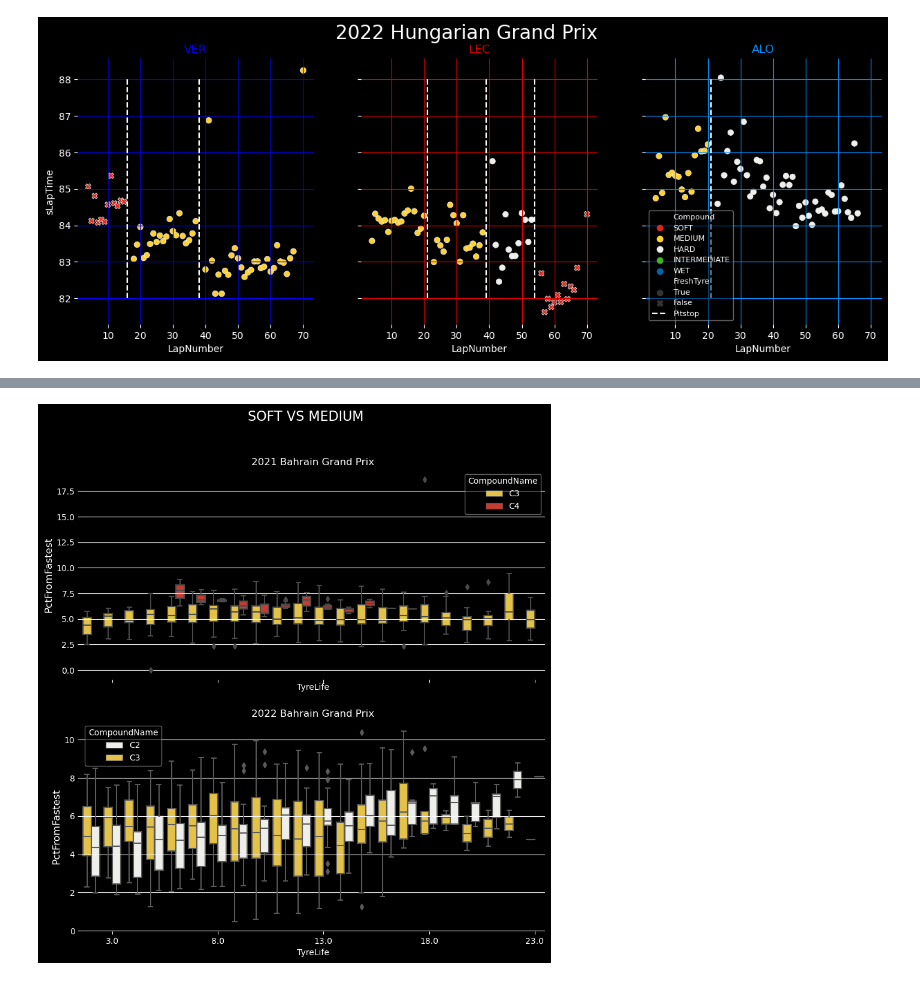
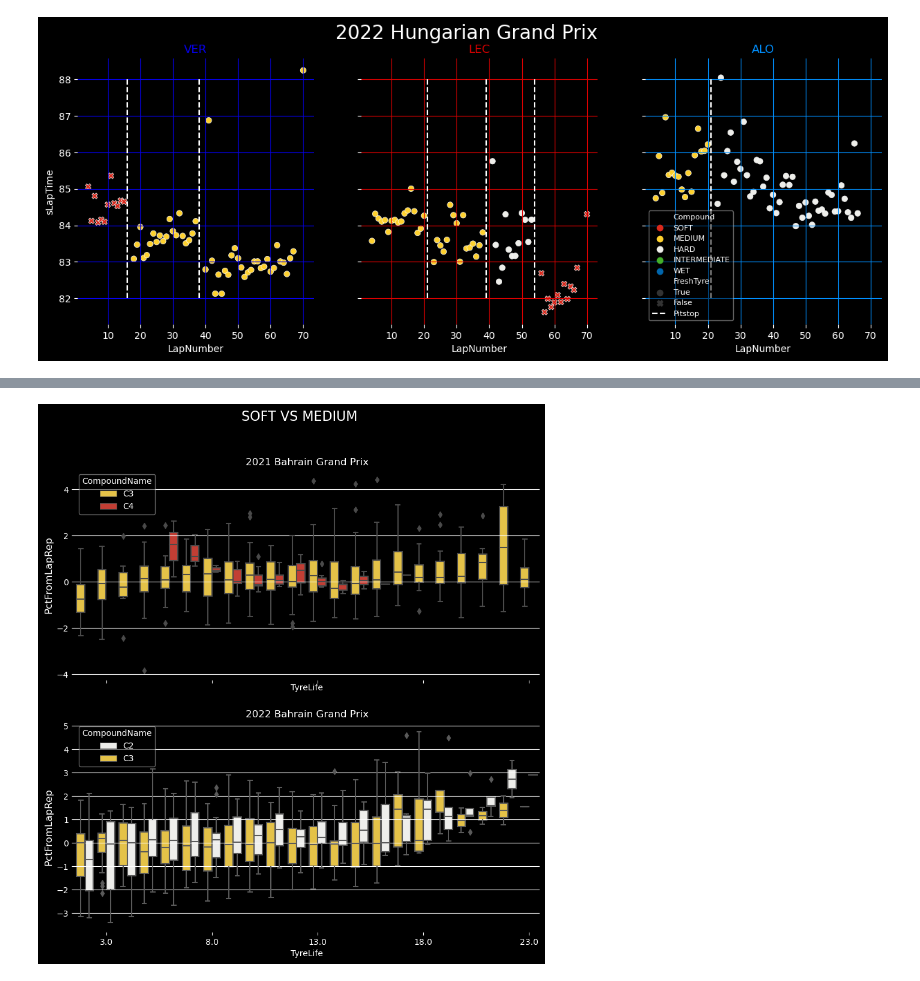
Before and after one commit to Casper-Guo/Armchair-Strategist, a Jupyter notebook: visualization.ipynb, the cells around one changed output, grey strips where cells are left out. Saved outputs shown, nothing was run; the diff lists cells and outputs as text; code cells hidden in the pictures.

```diff
--- a/visualization.ipynb
+++ b/visualization.ipynb
@@ -315,11 +315,11 @@ def plot_driver_lap_times(year, event, drivers, y, upper_bound=10, absolute_comp
 # %% [markdown]
 ### Compound Head-to-Head Line Chart
 # %%
-def lap_filter_round_compound_valid(row, round_number, compounds):
+def lap_filter_round_compound_valid_upper(row, round_number, compounds, upper_bound):
     '''
     Filter by round number, whether lap is valid, and compound name
     '''
-    return row.loc["RoundNumber"] == round_number and row.loc["IsValid"] and row.loc["Compound"] in compounds
+    return row.loc["RoundNumber"] == round_number and row.loc["IsValid"] and row.loc["Compound"] in compounds and row.loc["PctFromFastest"] < upper_bound
 # %%
 def convert_compound_names(year, round_number, compounds):
     """
@@ -551,9 +551,9 @@ def plot_compounds_boxplot(years, events, y, x="TyreLife", upper_bound=10, absol
         df_eligible_laps = pd.DataFrame()
 
         if year == 2021:
-            df_eligible_laps = df_laps_2021[df_laps_2021.apply(lambda row: lap_filter_round_compound_valid(row, event["RoundNumber"], compounds), axis=1)]
+            df_eligible_laps = df_laps_2021[df_laps_2021.apply(lambda row: lap_filter_round_compound_valid_upper(row, event["RoundNumber"], compounds, upper_bound), axis=1)]
         elif year == 2022:
-            df_eligible_laps = df_laps_2022[df_laps_2022.apply(lambda row: lap_filter_round_compound_valid(row, event["RoundNumber"], compounds), axis=1)]
+            df_eligible_laps = df_laps_2022[df_laps_2022.apply(lambda row: lap_filter_round_compound_valid_upper(row, event["RoundNumber"], compounds, upper_bound), axis=1)]
         else:
             raise ValueError("Year requested ({}) not available".format(year))
 
@@ -626,4 +626,4 @@ tyre_lineplot = plot_compounds_lineplot([2021, 2022], ["Silverstone", "Silversto
 # %%
-tyre_boxplot = plot_compounds_boxplot([2021, 2022], ["Bahrain", "Bahrain"], "PctFromFastest", "TyreLife", 10, True, "Soft", "MEDIUM")
+tyre_boxplot = plot_compounds_boxplot([2021, 2022], ["Bahrain", "Bahrain"], "PctFromLapRep", "TyreLife", 10, True, "Soft", "MEDIUM")
 # %% [output]
-[figure, old version]
+[figure, new version]
```
Also changed, not shown: parts of 2 cells of this notebook.
